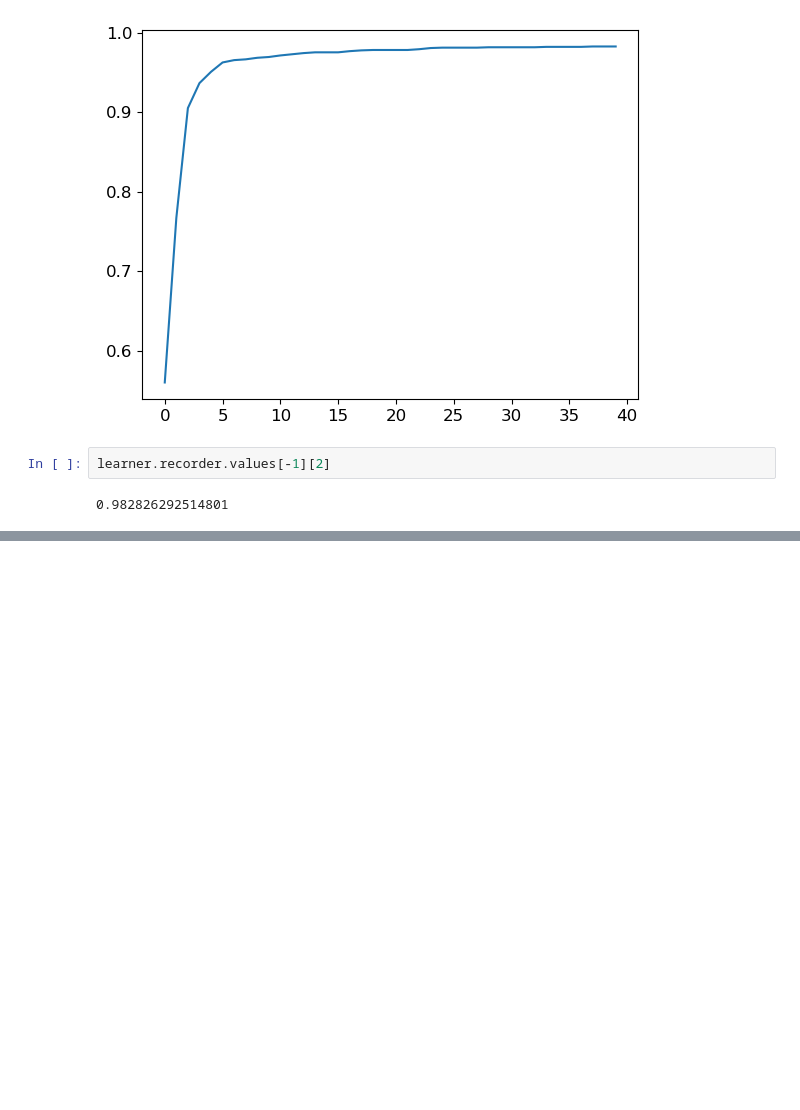
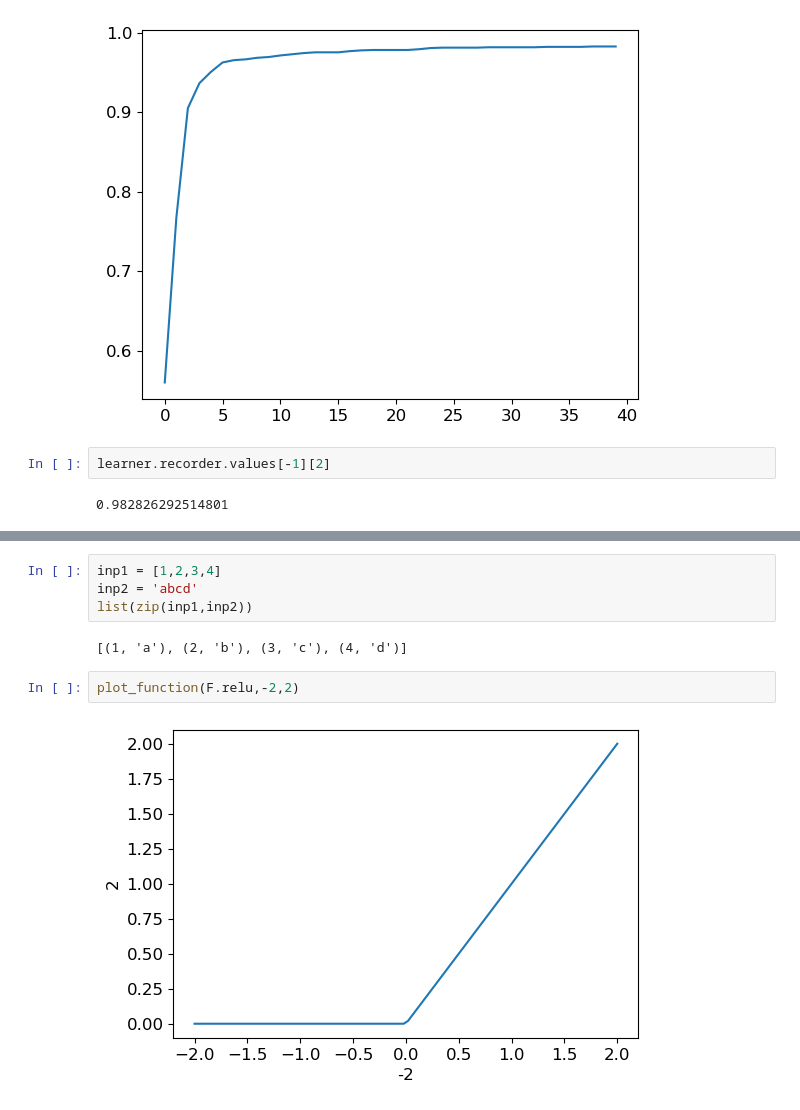
Before and after one commit to nehabansal26/fastailearning, a Jupyter notebook: Lecture3.ipynb, the cells around one changed output, grey strips where cells are left out. Saved outputs shown, nothing was run; the diff lists cells and outputs as text; blank space fills up the shorter version.

```diff
--- a/Lecture3.ipynb
+++ b/Lecture3.ipynb
@@ -461,0 +493,10 @@ learner.recorder.values[-1][2]
+# %%
+inp1 = [1,2,3,4]
+inp2 = 'abcd'
+list(zip(inp1,inp2))
+# %% [output]
+[(1, 'a'), (2, 'b'), (3, 'c'), (4, 'd')]
+# %%
+plot_function(F.relu,-2,2)
+# %% [output]
+[figure, added]
```
Also changed, not shown: parts of 8 cells of this notebook.
